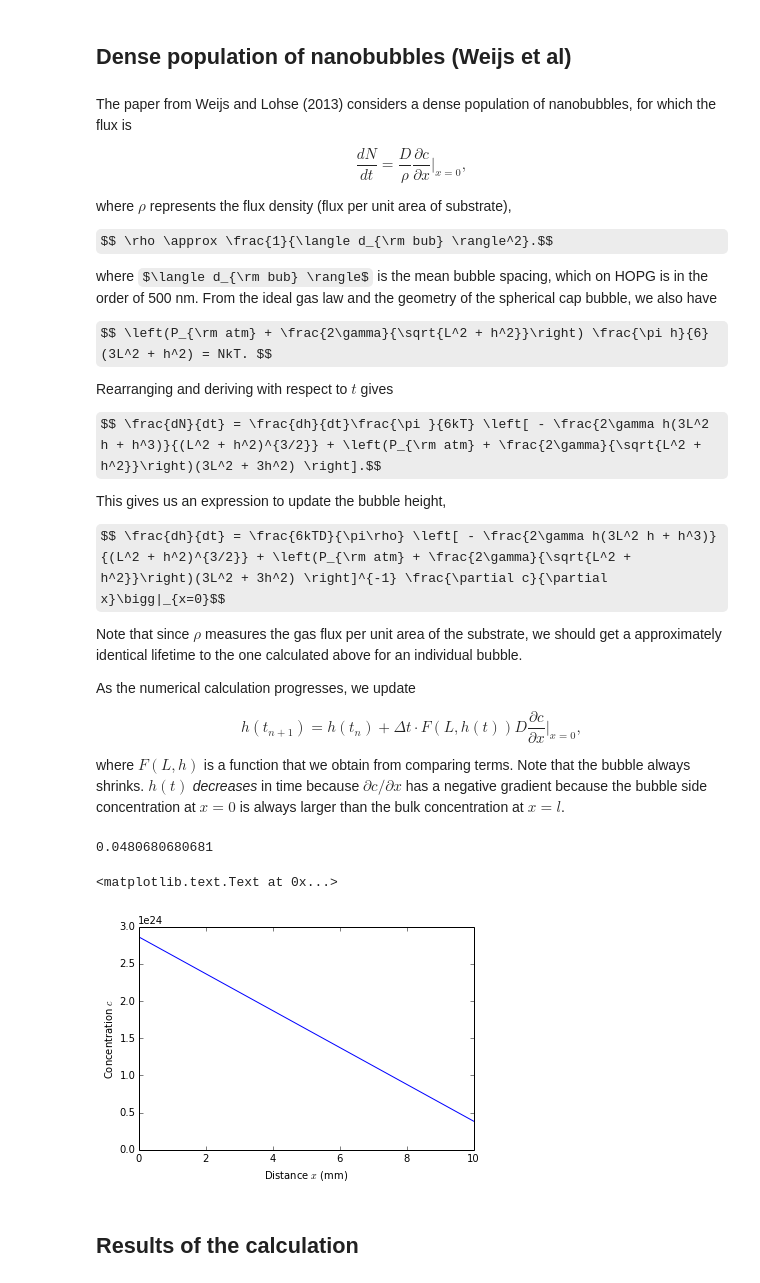
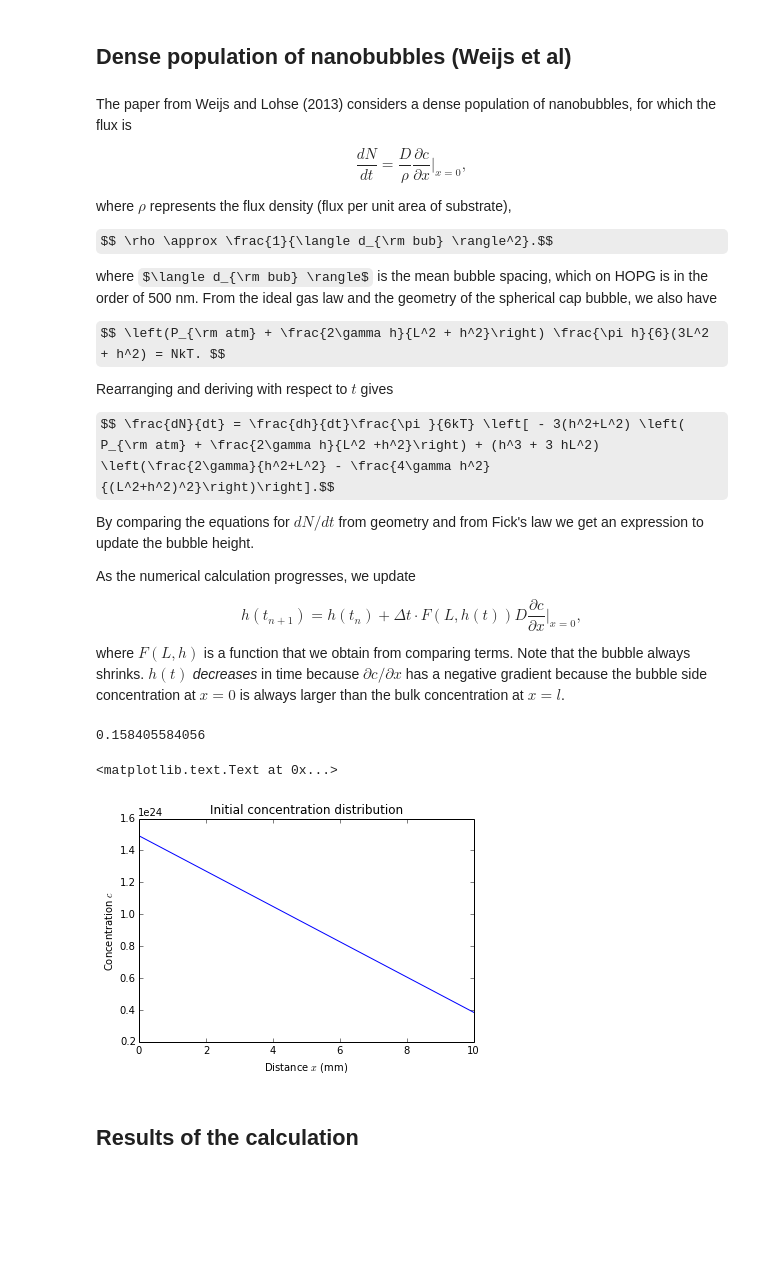
Before and after one commit to bhit/nanobubble-theory, a Jupyter notebook: Numerical solution of bubble stability.ipynb, the cells around one changed output. Cells and saved outputs as stored; diff of their text form; code cells hidden in the pictures; some formulas as TeX source; blank space fills up the shorter version.

```diff
--- a/Numerical solution of bubble stability.ipynb
+++ b/Numerical solution of bubble stability.ipynb
@@ -95,17 +72,13 @@ $$ \rho \approx \frac{1}{\langle d_{\rm bub} \rangle^2}.$$
 
 where $\langle d_{\rm bub} \rangle$ is the mean bubble spacing, which on HOPG is in the order of 500 nm. From the ideal gas law and the geometry of the spherical cap bubble, we also have
 
-$$ \left(P_{\rm atm} + \frac{2\gamma}{\sqrt{L^2 + h^2}}\right) \frac{\pi h}{6}(3L^2 + h^2) = NkT. $$
+$$ \left(P_{\rm atm} + \frac{2\gamma h}{L^2 + h^2}\right) \frac{\pi h}{6}(3L^2 + h^2) = NkT. $$
 
 Rearranging and deriving with respect to $t$ gives
 
-$$ \frac{dN}{dt} = \frac{dh}{dt}\frac{\pi }{6kT} \left[ - \frac{2\gamma h(3L^2 h + h^3)}{(L^2 + h^2)^{3/2}} + \left(P_{\rm atm} + \frac{2\gamma}{\sqrt{L^2 + h^2}}\right)(3L^2 + 3h^2) \right].$$
+$$ \frac{dN}{dt} = \frac{dh}{dt}\frac{\pi }{6kT} \left[ - 3(h^2+L^2) \left( P_{\rm atm} + \frac{2\gamma h}{L^2 +h^2}\right) + (h^3 + 3 hL^2) \left(\frac{2\gamma}{h^2+L^2} - \frac{4\gamma h^2}{(L^2+h^2)^2}\right)\right].$$
 
-This gives us an expression to update the bubble height,
-
-$$ \frac{dh}{dt} = \frac{6kTD}{\pi\rho} \left[ - \frac{2\gamma h(3L^2 h + h^3)}{(L^2 + h^2)^{3/2}} + \left(P_{\rm atm} + \frac{2\gamma}{\sqrt{L^2 + h^2}}\right)(3L^2 + 3h^2) \right]^{-1} \frac{\partial c}{\partial x}\bigg|_{x=0}$$
-
-Note that since $\rho$ measures the gas flux per unit area of the substrate, we should get a approximately identical lifetime to the one calculated above for an individual bubble.
+By comparing the equations for $dN/dt$ from geometry and from Fick's law we get an expression to update the bubble height.
 
 As the numerical calculation progresses, we update
 
@@ -163,35 +129,34 @@ def CrankNicolsonLaplace(c, A, nt, h0, dx, dt, lmda):
 # %%
 # Computational constants
 L_end = 1e-2           # Diffusion length scale
-num_x = 50             # Number of space steps
+num_x = 200             # Number of space steps
 dx = L_end/(num_x - 1) # Space interval
 
-T_end = 1e3             # Time scale
-num_t = 1e3            # Number of time steps
+T_end = 2e4             # Time scale
+num_t = 1e5            # Number of time steps
 dt = T_end/(num_t - 1) # Time interval
 
 lmda = (dx*dx) / (D*dt)# Lambda
 print 1/lmda # CFL number
 
 # Set up the initial concentration distribution
 x = linspace(0,L_end,num_x)
 L = 200e-9
 h0 = 100e-9
 
 # Initial gas concentration distribution
-c = (Patm + 2*gamma/sqrt(L**2 + h0**2) - Patm) / kH * (1 - x/L_end) + Patm/kH
-# print(Patm + 2*gamma/sqrt(L**2 + h0**2))/kH
+c = (2*gamma*h0/(L**2 + h0**2)) / kH * (1 - x/L_end) + Patm/kH
 
 plt.plot(x/1e-3,c)
 x_save = x
 c_save = c
 plt.title('Initial concentration distribution')
 plt.xlabel('Distance $x$ (mm)')
 plt.ylabel('Concentration $c$')
 # %% [output]
-0.0480680680681
+0.158405584056
 <matplotlib.text.Text at 0x...>
-[figure, old version]
+[figure, new version]
 # %%
 # Solve the Crank-Nicolson
 A = generateMatrix(num_x, lmda)
```
Also changed, not shown: parts of 11 cells of this notebook.
